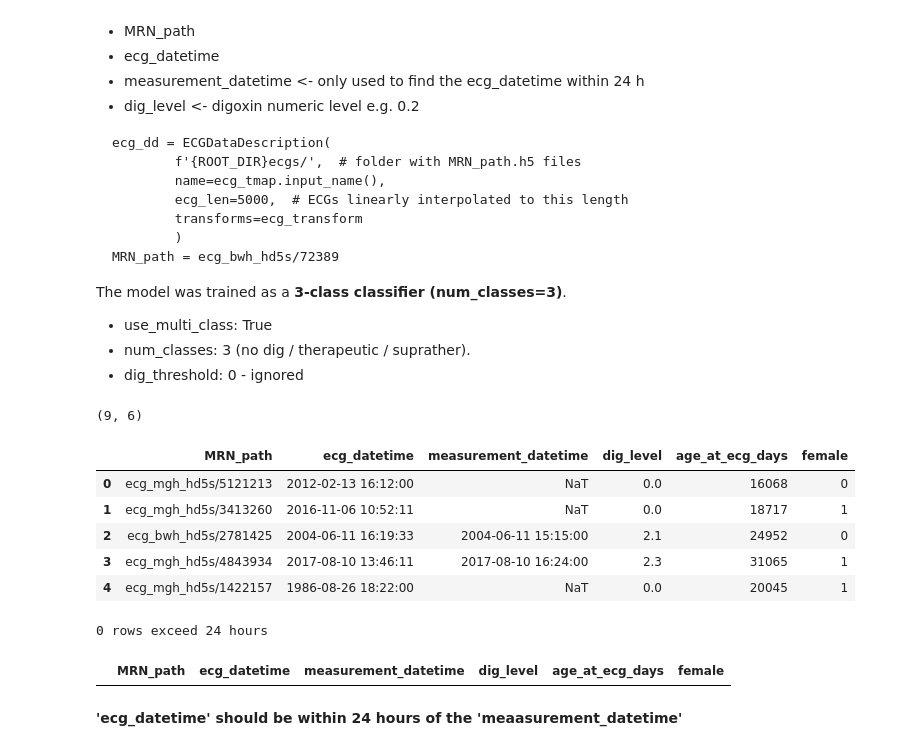
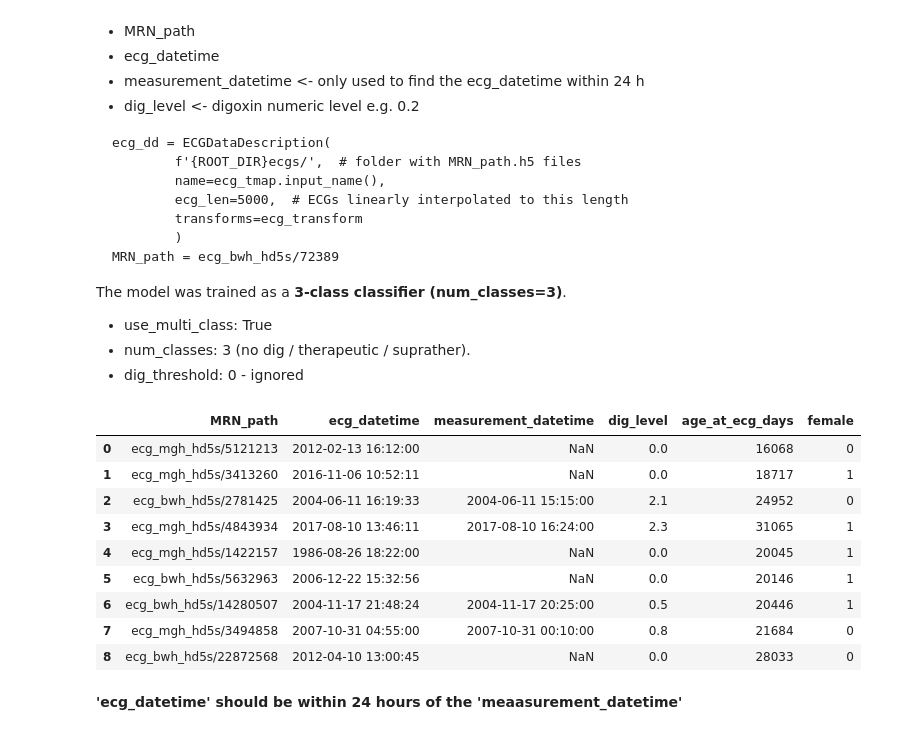
Before and after one commit to elenikaxiras/ECG2DIG, a Jupyter notebook: inference.ipynb, the cells around one changed output. Cells and saved outputs as stored; diff of their text form; code cells hidden in the pictures.

```diff
--- a/inference.ipynb
+++ b/inference.ipynb
@@ -283,37 +269,26 @@ The model was trained as a **3-class classifier (num_classes=3)**.<BR>
 - dig_threshold: 0 - ignored
 # %%
 use_multi_class = True
-# %%
-# ================
-# TOY SET FOR for demo purposes
-# measurement_datetime is nan for control group
-# ================
-
-val_path = Path(REPO_ROOT / 'val_digoxin_dummy.tsv')
-val_df = pd.read_csv(val_path, sep='\t')
-val_df['ecg_datetime'] = pd.to_datetime(val_df['ecg_datetime'], errors='coerce')
-val_df['ecg_datetime'].dt.strftime('%Y-%m-%d %H:%M:%S')
-val_df['measurement_datetime'] = pd.to_datetime(val_df['measurement_datetime'], errors='coerce')
-val_df['measurement_datetime'].dt.strftime('%Y-%m-%d %H:%M:%S')
-print(val_df.shape)
-val_df.head()
-# %% [output]
-(9, 6)
-|  | MRN_path | ecg_datetime | measurement_datetime | dig_level | age_at_ecg_days | female |
-| 0 | ecg_mgh_hd5s/5121213 | 2012-02-13 16:12:00 | NaT | 0.0 | 16068 | 0 |
-| 1 | ecg_mgh_hd5s/3413260 | 2016-11-06 10:52:11 | NaT | 0.0 | 18717 | 1 |
-| 2 | ecg_bwh_hd5s/2781425 | 2004-06-11 16:19:33 | 2004-06-11 15:15:00 | 2.1 | 24952 | 0 |
-| 3 | ecg_mgh_hd5s/4843934 | 2017-08-10 13:46:11 | 2017-08-10 16:24:00 | 2.3 | 31065 | 1 |
-| 4 | ecg_mgh_hd5s/1422157 | 1986-08-26 18:22:00 | NaT | 0.0 | 20045 | 1 |
-# %%
-# check time difference - should return empty
-mask = (val_df['ecg_datetime'] - val_df['measurement_datetime']).abs() > pd.Timedelta(hours=24)
-df_exceeds = val_df[mask]
-print(f"{len(df_exceeds)} rows exceed 24 hours")
-df_exceeds.head()
-# %% [output]
-0 rows exceed 24 hours
-|  | MRN_path | ecg_datetime | measurement_datetime | dig_level | age_at_ecg_days | female |
+# %%
+# ================
+# TOY SET FOR for demo purposes
+# measurement_datetime is nan for control group
+# ================
+
+test_path = Path(REPO_ROOT / 'val_digoxin_dummy.tsv')
+test_df = pd.read_csv(test_path, sep='\t')
+test_df
+# %% [output]
+|  | MRN_path | ecg_datetime | measurement_datetime | dig_level | age_at_ecg_days | female |
+| 0 | ecg_mgh_hd5s/5121213 | 2012-02-13 16:12:00 | NaN | 0.0 | 16068 | 0 |
+| 1 | ecg_mgh_hd5s/3413260 | 2016-11-06 10:52:11 | NaN | 0.0 | 18717 | 1 |
+| 2 | ecg_bwh_hd5s/2781425 | 2004-06-11 16:19:33 | 2004-06-11 15:15:00 | 2.1 | 24952 | 0 |
+| 3 | ecg_mgh_hd5s/4843934 | 2017-08-10 13:46:11 | 2017-08-10 16:24:00 | 2.3 | 31065 | 1 |
+| 4 | ecg_mgh_hd5s/1422157 | 1986-08-26 18:22:00 | NaN | 0.0 | 20045 | 1 |
+| 5 | ecg_bwh_hd5s/5632963 | 2006-12-22 15:32:56 | NaN | 0.0 | 20146 | 1 |
+| 6 | ecg_bwh_hd5s/14280507 | 2004-11-17 21:48:24 | 2004-11-17 20:25:00 | 0.5 | 20446 | 1 |
+| 7 | ecg_mgh_hd5s/3494858 | 2007-10-31 04:55:00 | 2007-10-31 00:10:00 | 0.8 | 21684 | 0 |
+| 8 | ecg_bwh_hd5s/22872568 | 2012-04-10 13:00:45 | NaN | 0.0 | 28033 | 0 |
 # %% [markdown]
 **'ecg_datetime' should be within 24 hours of the 'meaasurement_datetime'**
 # %%
```
Also changed, not shown: parts of 11 cells of this notebook, 1 other file.
